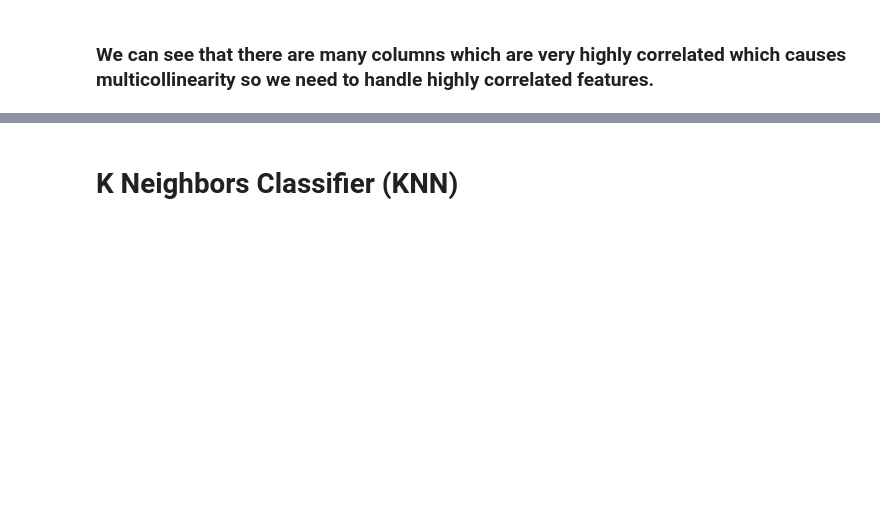
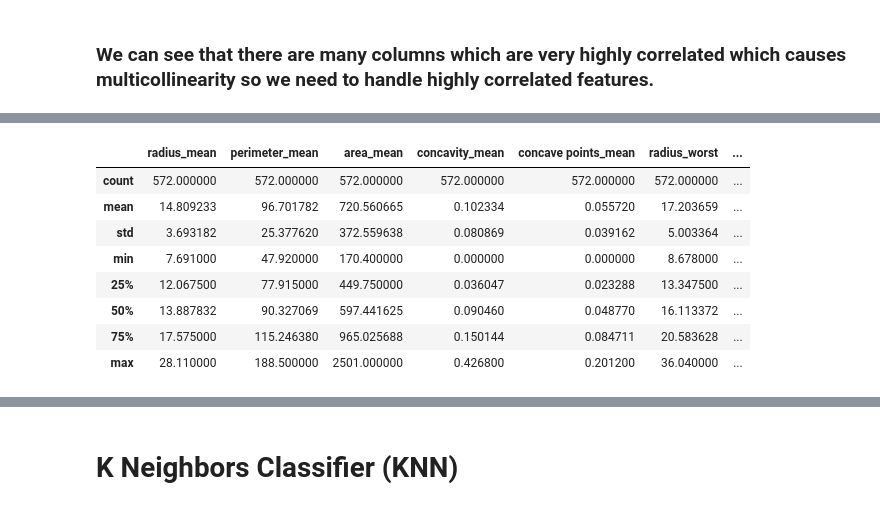
Before and after one commit to Trilokesh-Praxis-2023/Breast_Cancer_Classification, a Jupyter notebook: Breast Cancer/breast-cancer-classification.ipynb, the cells around one changed output, grey strips where cells are left out. Cells and saved outputs as stored; diff of their text form; code cells hidden in the pictures; blank space fills up the shorter version.

```diff
--- a/Breast Cancer/breast-cancer-classification.ipynb
+++ b/Breast Cancer/breast-cancer-classification.ipynb
@@ -472,0 +411,12 @@ df = drop_high_vif_features(df, threshold=vif_threshold)
+# %%
+df_top_features_resampled.describe()
+# %% [output]
+|  | radius_mean | perimeter_mean | area_mean | concavity_mean | concave points_mean | radius_worst | ... |
+| count | 572.000000 | 572.000000 | 572.000000 | 572.000000 | 572.000000 | 572.000000 | ... |
+| mean | 14.809233 | 96.701782 | 720.560665 | 0.102334 | 0.055720 | 17.203659 | ... |
+| std | 3.693182 | 25.377620 | 372.559638 | 0.080869 | 0.039162 | 5.003364 | ... |
+| min | 7.691000 | 47.920000 | 170.400000 | 0.000000 | 0.000000 | 8.678000 | ... |
+| 25% | 12.067500 | 77.915000 | 449.750000 | 0.036047 | 0.023288 | 13.347500 | ... |
+| 50% | 13.887832 | 90.327069 | 597.441625 | 0.090460 | 0.048770 | 16.113372 | ... |
+| 75% | 17.575000 | 115.246380 | 965.025688 | 0.150144 | 0.084711 | 20.583628 | ... |
+| max | 28.110000 | 188.500000 | 2501.000000 | 0.426800 | 0.201200 | 36.040000 | ... |
```
Also changed, not shown: parts of 44 cells of this notebook.
